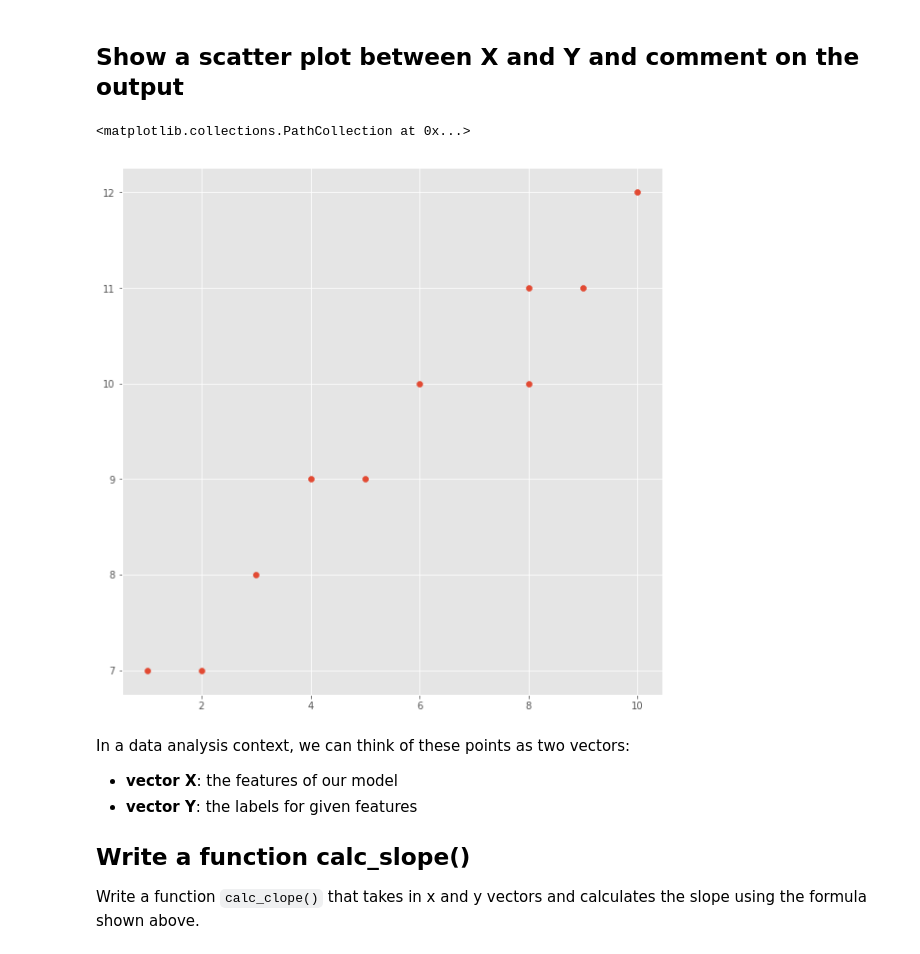
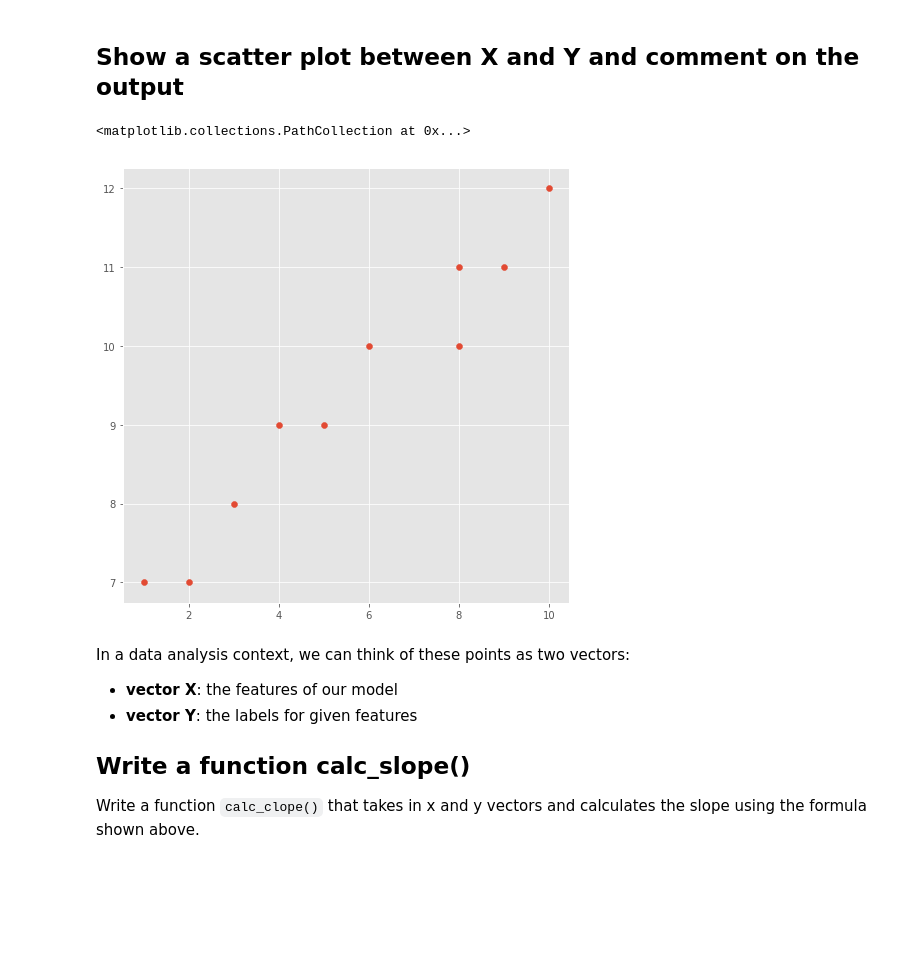
Before and after one commit to j-asonwang/dsc-0-10-07-simple-linear-regression-lab-nyc-ds-career-012819, a Jupyter notebook: index.ipynb, the cells around one changed output. Saved outputs shown, nothing was run; the diff lists cells and outputs as text; code cells hidden in the pictures; blank space fills up the shorter version.

```diff
--- a/index.ipynb
+++ b/index.ipynb
@@ -39,11 +39,11 @@ Y = np.array([7,7,8,9,9,10,10,11,11,12], dtype=np.float64)
 ## Show a scatter plot between X and Y and comment on the output
 # %%
 # Scatter plot
-fig = plt.figure(figsize=(10,10))
+fig = plt.figure(figsize=(8,8))
 plt.scatter(X,Y)
 # %% [output]
 <matplotlib.collections.PathCollection at 0x...>
-[figure, old version]
+[figure, new version]
 # %%
 # Your observations about relationship in X and Y
 
```
